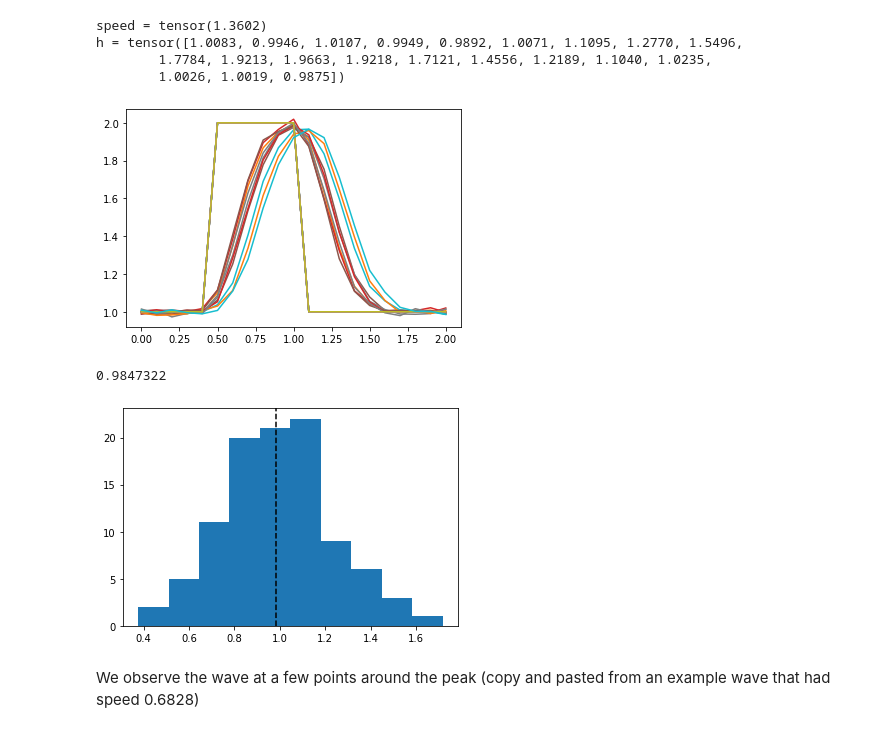
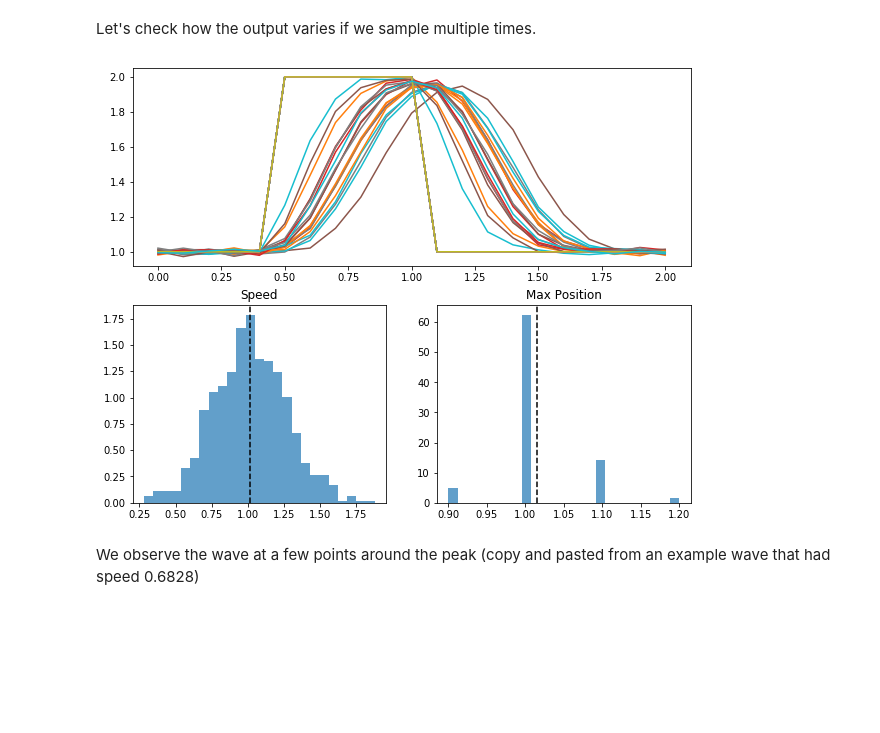
Before and after one commit to lm2612/InformaticsLab, a Jupyter notebook: 01_NDWave.ipynb, the cells around one changed output. Cells and saved outputs as stored; diff of their text form; code cells hidden in the pictures; blank space fills up the shorter version.

```diff
--- a/01_NDWave.ipynb
+++ b/01_NDWave.ipynb
@@ -18,0 +23,20 @@ What if only some points are observed? Can we infer other points? Now there are
+# %%
+def initialise_wave(nx,dx):
+    """ Returns initial wave
+    """
+    # initial conditions
+    h = torch.ones(nx)
+    h[int(.5 / dx):int(1 / dx + 1)] = 2  # set h = 2 between 0.5 and 1
+    return h
+
+def iterate_wave(speed,h,nt,dt,dx):
+    """ Returns wave height after nt iterations, given initial height h
+    """
+    # propagate in time for nt steps, hn is the next step
+    hn = torch.zeros(nx)
+    for n in range(nt):
+        hn[0] = h[0]
+        hn[1:] = h[1:] - speed * dt / dx * (h[1:] - h[0:-1])
+        # set h to hn for next iteration
+        h = hn
+    return h
@@ -63,11 +73,0 @@ def wave(guess,plot_wave=False):
-# %%
-guess = 1.
-for i in range(10):
-    speed,h=wave(guess,plot_wave=True)
-print("speed =",speed,"\nh =",h)
-# %% [output]
-speed = tensor(1.3602)
-h = tensor([1.0083, 0.9946, 1.0107, 0.9949, 0.9892, 1.0071, 1.1095, 1.2770, 1.5496,
-        1.7784, 1.9213, 1.9663, 1.9218, 1.7121, 1.4556, 1.2189, 1.1040, 1.0235,
-        1.0026, 1.0019, 0.9875])
-[figure, removed]
@@ -77,10 +74,26 @@ speed_uncond,h_uncond = zip(*uncond)
-# %%
-plt.hist(speed_uncond)
-plt.axvline(np.mean(speed_uncond),c="k",ls="--")
-print(np.mean(speed_uncond))
-# %% [output]
-0.9847322
-[figure, removed]
+# %% [markdown]
+Let's check how the output varies if we sample multiple times.
+# %%
+guess = 1.
+speed_uncond,max_pos_uncond = [],[]
+fig = plt.figure(figsize=(10,8));
+ax0 = plt.subplot2grid((2, 2), (0, 0), colspan=2);
+for i in range(1000):
+    plot_wave = True if i < 20 else False
+    speed,h=wave(guess, plot_wave=plot_wave)
+    speed_uncond.append(speed)
+    max_pos_uncond.append(torch.argmax(h))
+
+ax1 = plt.subplot2grid((2, 2), (1, 0));
+ax1.hist(speed_uncond, 25, density=True, alpha=0.7);
+ax1.axvline(np.mean(speed_uncond), c="k", ls="--");
+plt.title("Speed");
+ax2 = plt.subplot2grid((2, 2), (1, 1));
+ax2.hist(max_pos,25, density=True, alpha=0.7);
+ax2.axvline(np.mean(max_pos),c="k",ls="--")
+plt.title("Max Position");
+# %% [output]
+[figure, added]
 # %% [markdown]
 We observe the wave at a few points around the peak (copy and pasted from an example wave that had speed 0.6828)
 # %%
```
Also changed, not shown: parts of 19 cells of this notebook.
